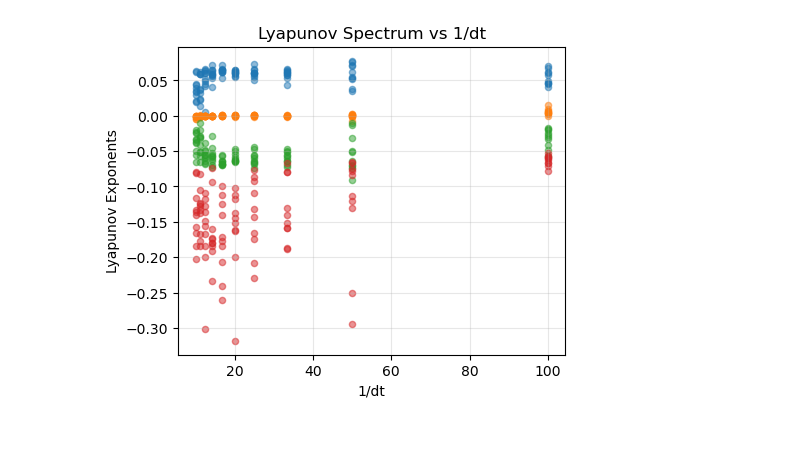
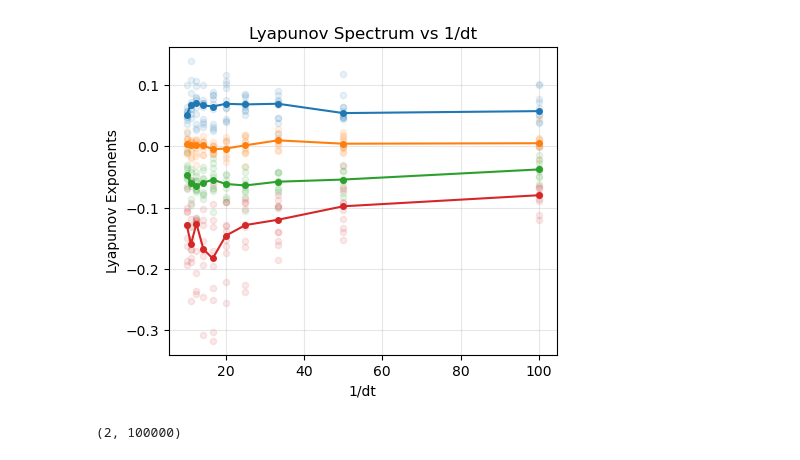
Before and after one commit to oist/ReservoirComputing, a Jupyter notebook: figure/fig3_pendulum_d.ipynb, the cells around one changed output. Cells and saved outputs as stored; diff of their text form; code cells hidden in the pictures.

```diff
--- a/figure/fig3_pendulum_d.ipynb
+++ b/figure/fig3_pendulum_d.ipynb
@@ -29,3 +37,15 @@ config = ESNConfig(
     mode="leaky",
     leaky_rate=0.06402723031574233,
 )
+# %%
+esn = ESN(config)
+esn.train(pendulum_data, washout=10000)
+# %%
+lyapunov_spectrum = esn.lyapunov_spectrum(pendulum_data,
+                                        num_lyaps=4,
+                                        steps=5000,
+                                        norm_time=2,
+                                        dt=dt,
+                                        num_samples=5,
+                                        warmup=2000,
+                                        transient=1000)
@@ -32,10 +57,13 @@ config = ESNConfig(
 # %%
-from joblib import Parallel, delayed
 
 def compute_spectrum(dt, i, dt_orig, pendulum_data, config):
     print(f"Computing dt={dt}, iteration={i}")
     resample_factor = int(dt / dt_orig)
     train_data = pendulum_data[:2, ::resample_factor][:, :]
+
+    washout_scaled = int(2000 * (10 / resample_factor))
+    steps_scaled = int(4000 * (10 / resample_factor))
+
     config_copy = ESNConfig(
         N=config.N,
         input_dim=config.input_dim,
@@ -49,10 +77,10 @@ def compute_spectrum(dt, i, dt_orig, pendulum_data, config):
         leaky_rate=config.leaky_rate,
     )
     esn = ESN(config_copy)
-    esn.train(train_data, washout=1000)
+    esn.train(train_data, washout=washout_scaled)
     lyapunov_spectrum = esn.lyapunov_spectrum(train_data,
-                                        num_lyaps=40,
-                                        steps=20000,
+                                        num_lyaps=8,
+                                        steps=steps_scaled,
                                         norm_time=2,
                                         dt=dt,
                                         num_samples=5,
@@ -61,6 +89,7 @@ def compute_spectrum(dt, i, dt_orig, pendulum_data, config):
     return lyapunov_spectrum
 
 spctrums = []
+
 for dt in dts:
     spectrum_within_dt = Parallel(n_jobs=-2)(
         delayed(compute_spectrum)(dt, i, dt_orig, pendulum_data, config)
@@ -106,3 +118,7 @@ Completed dt=0.07, mean: [ 5.28517892e-02 -5.26717400e-04 -4.54125780e-02 -9.397
+# %%
+
+with open('../results_data/spctrums_dp_pendulum.pkl', 'wb') as f:
+    pickle.dump(spctrums, f)
 # %%
 fig, ax = plt.subplots(figsize=(10, 6))
 
@@ -180,20 +198,26 @@ plt.show()
 # %%
 plt.figure(figsize=(5, 4))
 
 colors = ['C0', 'C1', 'C2', 'C3']
 
 for exponent_idx in range(4):
     inv_dts = [1/dt for dt in dts]
     color = colors[exponent_idx]
     for dt_idx, spectrum_list in enumerate(spctrums):
         inv_dt = inv_dts[dt_idx]
         exponent_values = [spectrum["mean"][exponent_idx] for spectrum in spectrum_list]
-        plt.scatter([inv_dt] * len(exponent_values), exponent_values, s=20, alpha=0.5, color=color)
+        plt.scatter([inv_dt] * len(exponent_values), exponent_values, s=20, alpha=0.1, color=color)
+
+    mean_values = [
+        np.median([spectrum["mean"][exponent_idx] for spectrum in spectrum_list])
+        for spectrum_list in spctrums
+    ]
+    plt.plot(inv_dts, mean_values, marker='o', markersize=4, linewidth=1.5, alpha=1.0, color=color)
 
 plt.xlabel('1/dt')
 plt.ylabel('Lyapunov Exponents')
 plt.title('Lyapunov Spectrum vs 1/dt')
 plt.grid(True, alpha=0.3)
 plt.show()
 # %% [output]
-[figure, old version]
+[figure, new version]
@@ -199,0 +253,4 @@ plt.show()
+# %%
+pendulum_data.shape
+# %% [output]
+(2, 100000)
```
Also changed, not shown: parts of 21 cells of this notebook, 6 other files.
